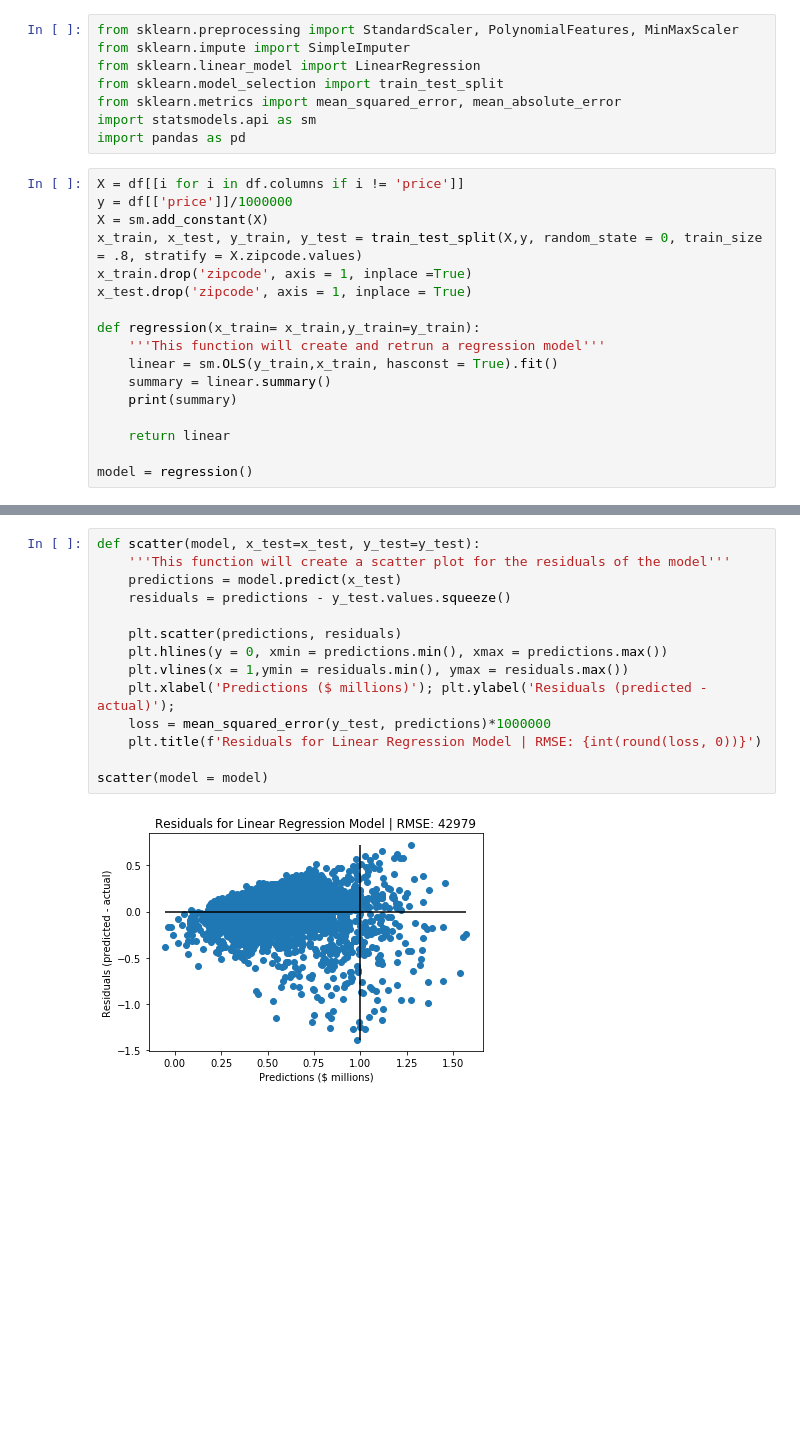
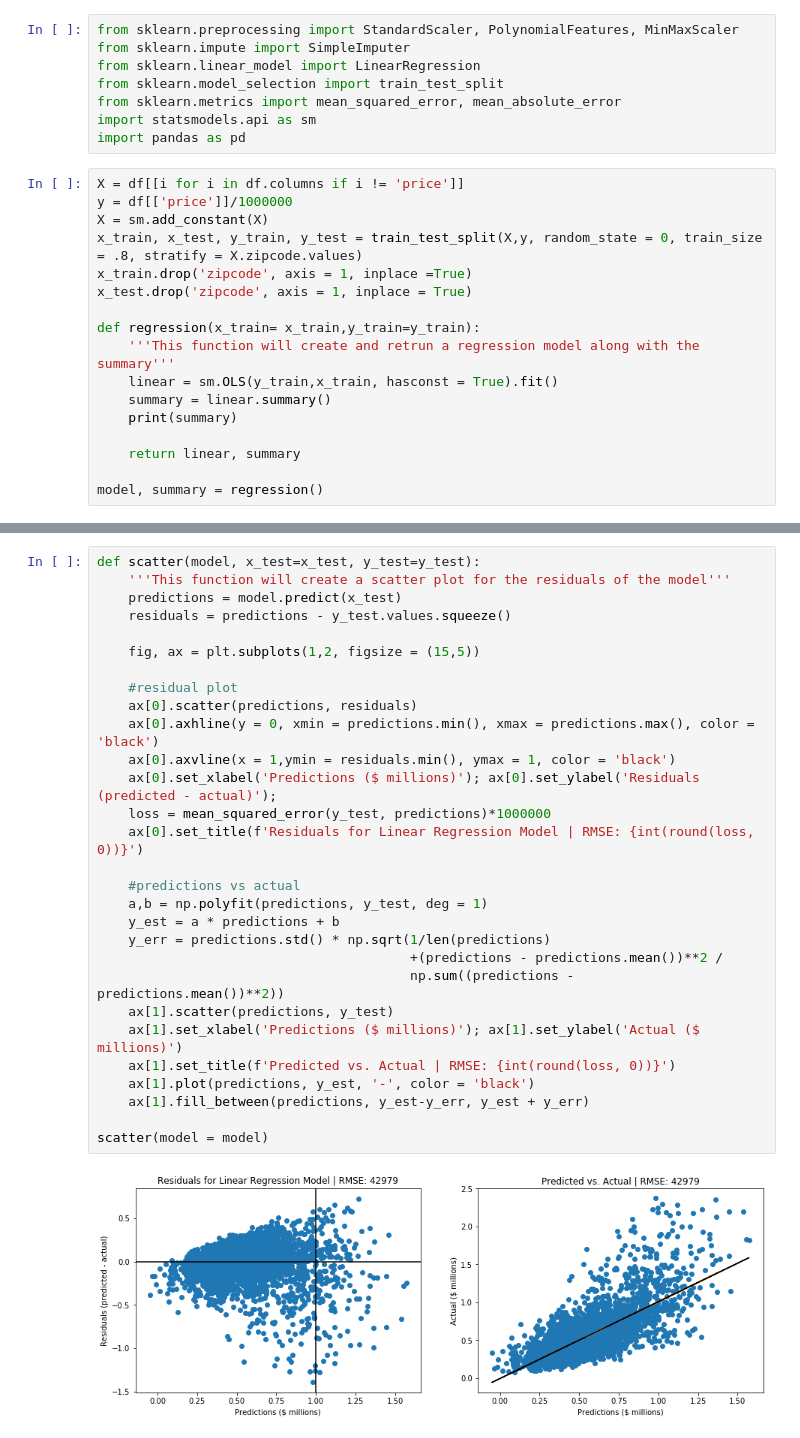
Before and after one commit to HeeebsInc/Predicting_House_Prices, a Jupyter notebook: Notebooks/Final.ipynb, the cells around one changed output, grey strips where cells are left out. Cells and saved outputs as stored; diff of their text form; blank space fills up the shorter version.

```diff
--- a/Notebooks/Final.ipynb
+++ b/Notebooks/Final.ipynb
@@ -52,14 +52,14 @@ x_train.drop('zipcode', axis = 1, inplace =True)
 x_test.drop('zipcode', axis = 1, inplace = True)
 
 def regression(x_train= x_train,y_train=y_train):
-    '''This function will create and retrun a regression model'''
+    '''This function will create and retrun a regression model along with the summary'''
     linear = sm.OLS(y_train,x_train, hasconst = True).fit()
     summary = linear.summary()
     print(summary)
 
-    return linear
+    return linear, summary
 
-model = regression()
+model, summary = regression()
 # %% [output]
                             OLS Regression Results
 ==============================================================================
@@ -85,16 +85,31 @@ See the caveats in the documentation: https://pandas.pydata.org/pandas-docs/stab
 # %%
 def scatter(model, x_test=x_test, y_test=y_test):
     '''This function will create a scatter plot for the residuals of the model'''
     predictions = model.predict(x_test)
     residuals = predictions - y_test.values.squeeze()
 
-    plt.scatter(predictions, residuals)
-    plt.hlines(y = 0, xmin = predictions.min(), xmax = predictions.max())
-    plt.vlines(x = 1,ymin = residuals.min(), ymax = residuals.max())
-    plt.xlabel('Predictions ($ millions)'); plt.ylabel('Residuals (predicted - actual)');
+    fig, ax = plt.subplots(1,2, figsize = (15,5))
+
+    #residual plot
+    ax[0].scatter(predictions, residuals)
+    ax[0].axhline(y = 0, xmin = predictions.min(), xmax = predictions.max(), color = 'black')
+    ax[0].axvline(x = 1,ymin = residuals.min(), ymax = 1, color = 'black')
+    ax[0].set_xlabel('Predictions ($ millions)'); ax[0].set_ylabel('Residuals (predicted - actual)');
     loss = mean_squared_error(y_test, predictions)*1000000
-    plt.title(f'Residuals for Linear Regression Model | RMSE: {int(round(loss, 0))}')
+    ax[0].set_title(f'Residuals for Linear Regression Model | RMSE: {int(round(loss, 0))}')
+
+    #predictions vs actual
+    a,b = np.polyfit(predictions, y_test, deg = 1)
+    y_est = a * predictions + b
+    y_err = predictions.std() * np.sqrt(1/len(predictions)
+                                        +(predictions - predictions.mean())**2 /
+                                        np.sum((predictions - predictions.mean())**2))
+    ax[1].scatter(predictions, y_test)
+    ax[1].set_xlabel('Predictions ($ millions)'); ax[1].set_ylabel('Actual ($ millions)')
+    ax[1].set_title(f'Predicted vs. Actual | RMSE: {int(round(loss, 0))}')
+    ax[1].plot(predictions, y_est, '-', color = 'black')
+    ax[1].fill_between(predictions, y_est-y_err, y_est + y_err)
 
 scatter(model = model)
 # %% [output]
-[figure, old version]
+[figure, new version]
```
Also changed, not shown: parts of 1 cell of this notebook.
